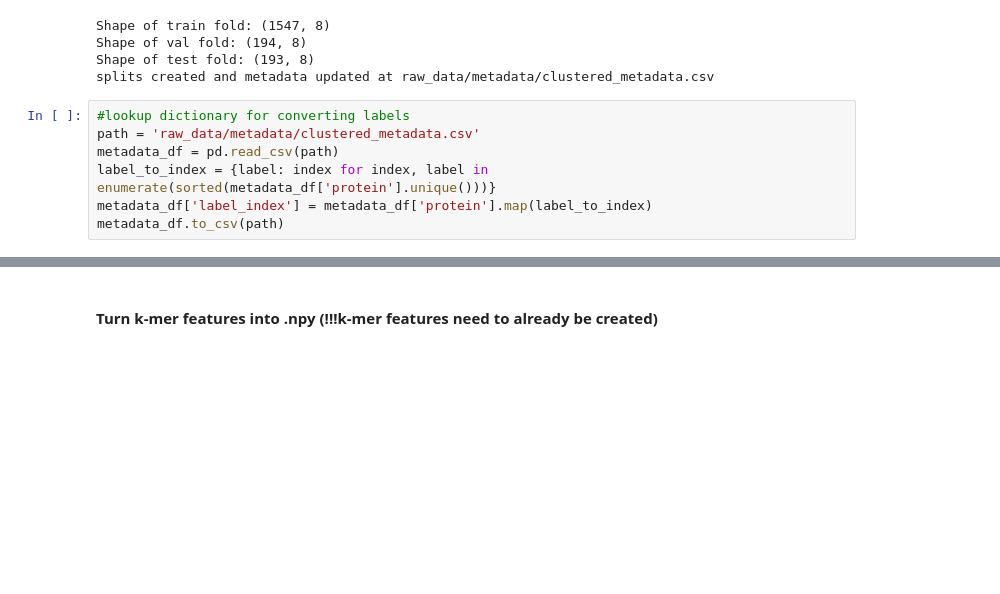
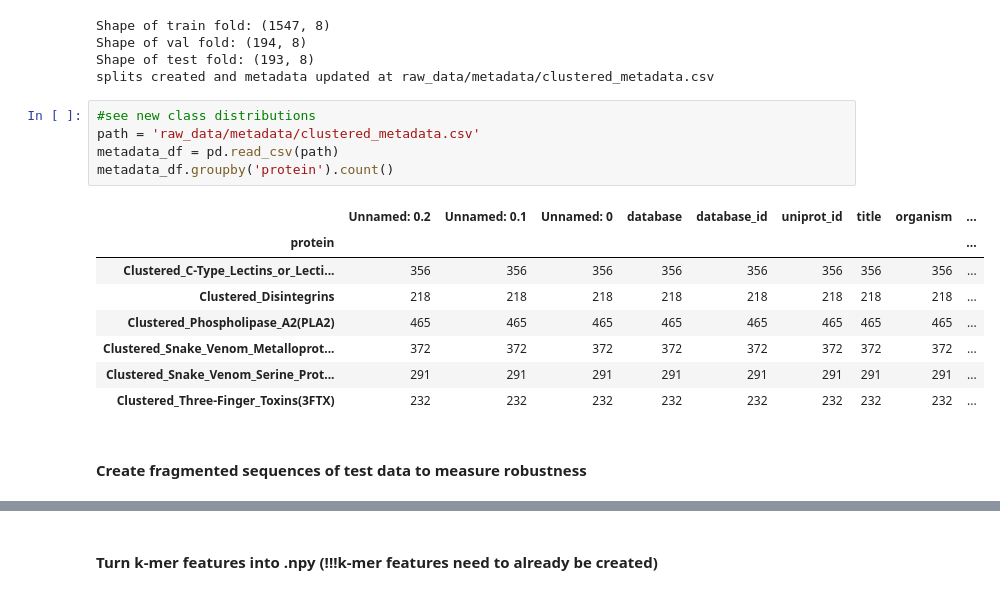
Before and after one commit to lukedrichard/Snake_Venom_Project, a Jupyter notebook: Notebooks/Dataset_Creation.ipynb, the cells around one changed output, grey strips where cells are left out. Drawn from its saved outputs; the diff is of its cells as text; blank space fills up the shorter version.

```diff
--- a/Notebooks/Dataset_Creation.ipynb
+++ b/Notebooks/Dataset_Creation.ipynb
@@ -331,9 +339,18 @@ Shape of val fold: (194, 8)
 Shape of test fold: (193, 8)
 splits created and metadata updated at raw_data/metadata/clustered_metadata.csv
 # %%
-#lookup dictionary for converting labels
+#see new class distributions
 path = 'raw_data/metadata/clustered_metadata.csv'
 metadata_df = pd.read_csv(path)
-label_to_index = {label: index for index, label in enumerate(sorted(metadata_df['protein'].unique()))}
-metadata_df['label_index'] = metadata_df['protein'].map(label_to_index)
-metadata_df.to_csv(path)
+metadata_df.groupby('protein').count()
+# %% [output]
+|  | Unnamed: 0.2 | Unnamed: 0.1 | Unnamed: 0 | database | database_id | uniprot_id | title | organism | ... |
+| protein |  |  |  |  |  |  |  |  | ... |
+| Clustered_C-Type_Lectins_or_Lecti... | 356 | 356 | 356 | 356 | 356 | 356 | 356 | 356 | ... |
+| Clustered_Disintegrins | 218 | 218 | 218 | 218 | 218 | 218 | 218 | 218 | ... |
+| Clustered_Phospholipase_A2(PLA2) | 465 | 465 | 465 | 465 | 465 | 465 | 465 | 465 | ... |
+| Clustered_Snake_Venom_Metalloprot... | 372 | 372 | 372 | 372 | 372 | 372 | 372 | 372 | ... |
+| Clustered_Snake_Venom_Serine_Prot... | 291 | 291 | 291 | 291 | 291 | 291 | 291 | 291 | ... |
+| Clustered_Three-Finger_Toxins(3FTX) | 232 | 232 | 232 | 232 | 232 | 232 | 232 | 232 | ... |
+# %% [markdown]
+#### Create fragmented sequences of test data to measure robustness
```
Also changed, not shown: parts of 4 cells of this notebook.
